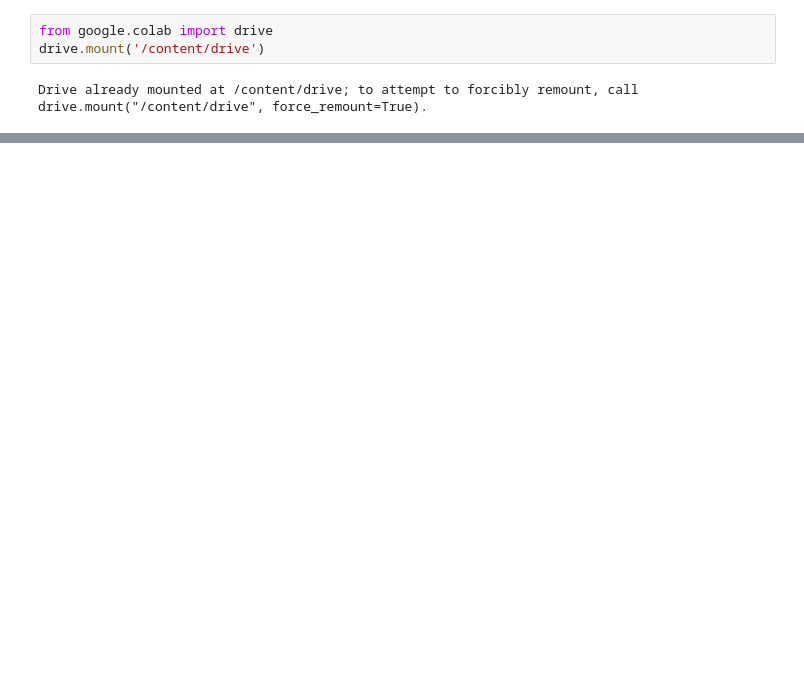
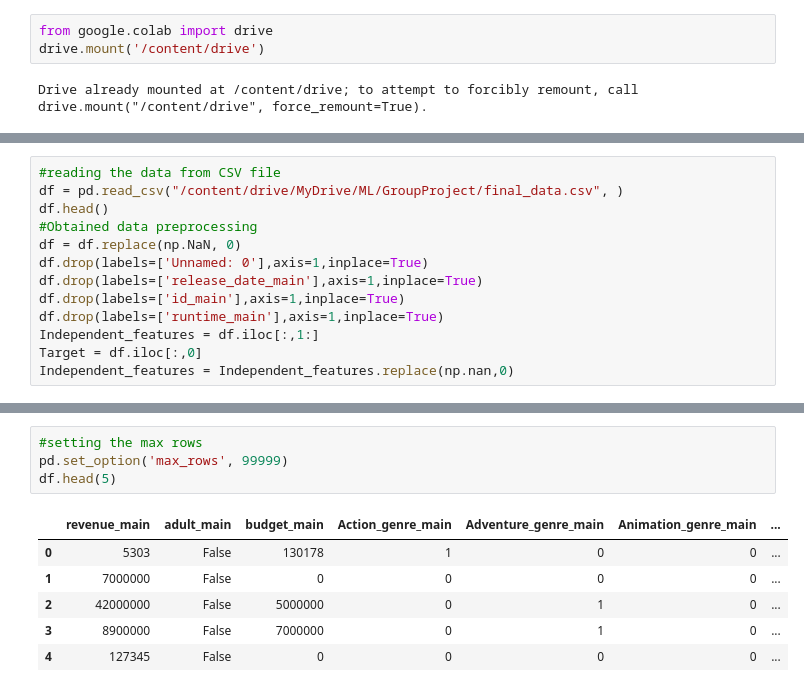
Before and after one commit to anurvish/Movie-revenue-Prediction, a Jupyter notebook: modelLasso.ipynb, the cells around one changed output, grey strips where cells are left out. Saved outputs shown, nothing was run; the diff lists cells and outputs as text; blank space fills up the shorter version.

```diff
--- a/modelLasso.ipynb
+++ b/modelLasso.ipynb
@@ -16,0 +34,13 @@ y = df.iloc[:, 1]
+# %%
+#reading the data from CSV file
+df = pd.read_csv("/content/drive/MyDrive/ML/GroupProject/final_data.csv", )
+df.head()
+#Obtained data preprocessing
+df = df.replace(np.NaN, 0)
+df.drop(labels=['Unnamed: 0'],axis=1,inplace=True)
+df.drop(labels=['release_date_main'],axis=1,inplace=True)
+df.drop(labels=['id_main'],axis=1,inplace=True)
+df.drop(labels=['runtime_main'],axis=1,inplace=True)
+Independent_features = df.iloc[:,1:]
+Target = df.iloc[:,0]
+Independent_features = Independent_features.replace(np.nan,0)
@@ -16,0 +65,11 @@ y = df.iloc[:, 1]
+# %%
+#setting the max rows
+pd.set_option('max_rows', 99999)
+df.head(5)
+# %% [output]
+|  | revenue_main | adult_main | budget_main | Action_genre_main | Adventure_genre_main | Animation_genre_main | ... |
+| 0 | 5303 | False | 130178 | 1 | 0 | 0 | ... |
+| 1 | 7000000 | False | 0 | 0 | 0 | 0 | ... |
+| 2 | 42000000 | False | 5000000 | 0 | 1 | 0 | ... |
+| 3 | 8900000 | False | 7000000 | 0 | 1 | 0 | ... |
+| 4 | 127345 | False | 0 | 0 | 0 | 0 | ... |
```
Also changed, not shown: parts of 14 cells of this notebook.
